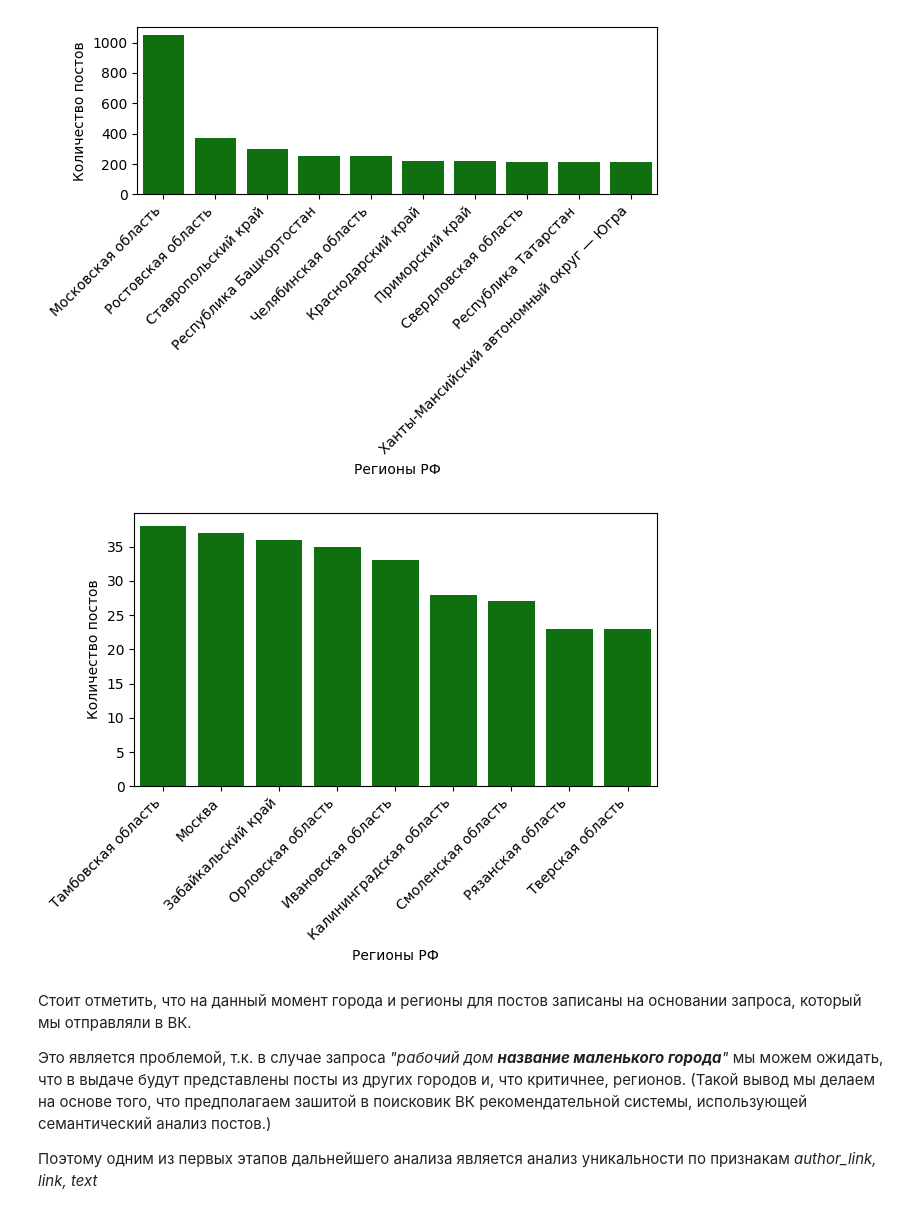
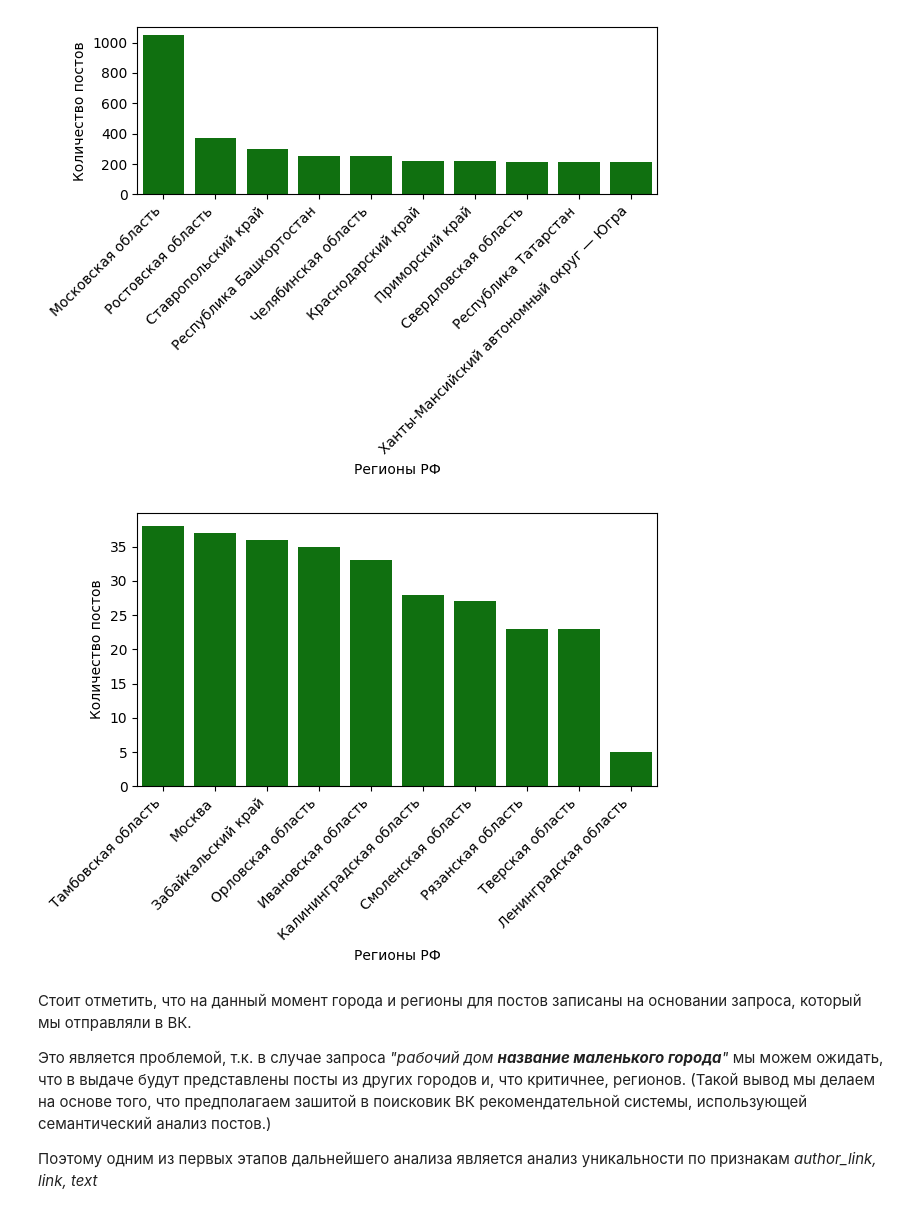
Before and after one commit to StAkinshin/ITMO_Data-Engeneering-Course-26, a Jupyter notebook: notebooks/EDA.ipynb, the cells around one changed output. Saved outputs shown, nothing was run; the diff lists cells and outputs as text; code cells hidden in the pictures.

```diff
--- a/notebooks/EDA.ipynb
+++ b/notebooks/EDA.ipynb
@@ -169,17 +169,17 @@ plt.show()
 # %% [output]
 [figure]
 # %%
-sns.barplot(x = region_counts["region"][-10:-1],
+sns.barplot(x = region_counts["region"][-10:],
             y = region_counts["count"],
             color="green")
 
 plt.xticks(rotation=45, ha="right")
 plt.xlabel("Регионы РФ")
 plt.ylabel("Количество постов")
 plt.tight_layout()
 plt.show()
 # %% [output]
-[figure, old version]
+[figure, new version]
 # %% [markdown]
 Стоит отметить, что на данный момент города и регионы для постов записаны на основании запроса, который мы отправляли в ВК.
 
```
Also changed, not shown: parts of 2 cells of this notebook.
